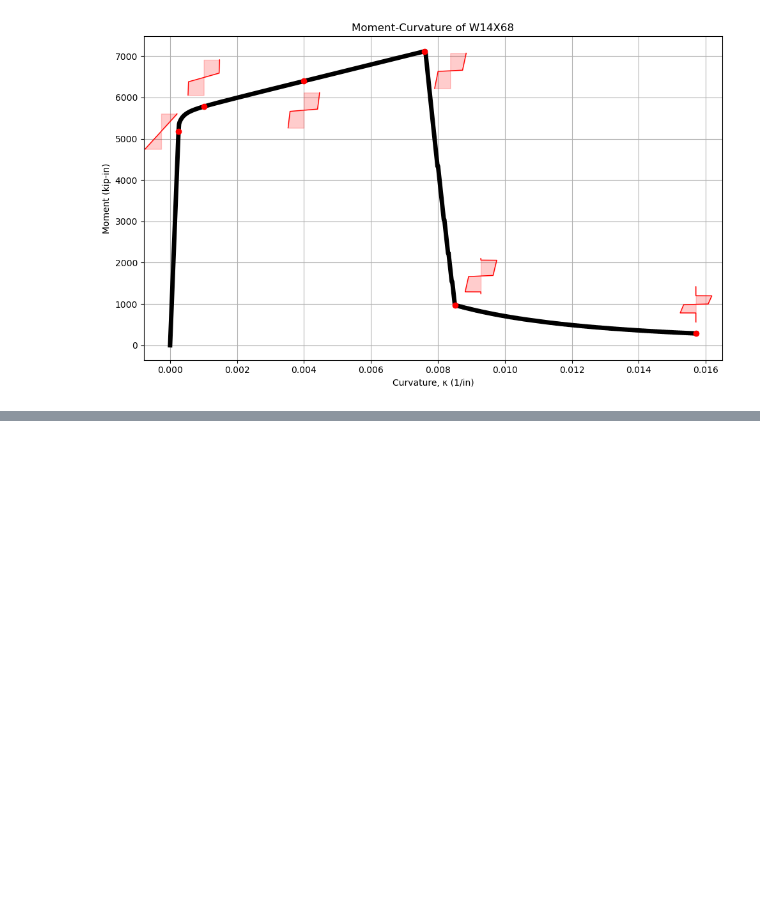
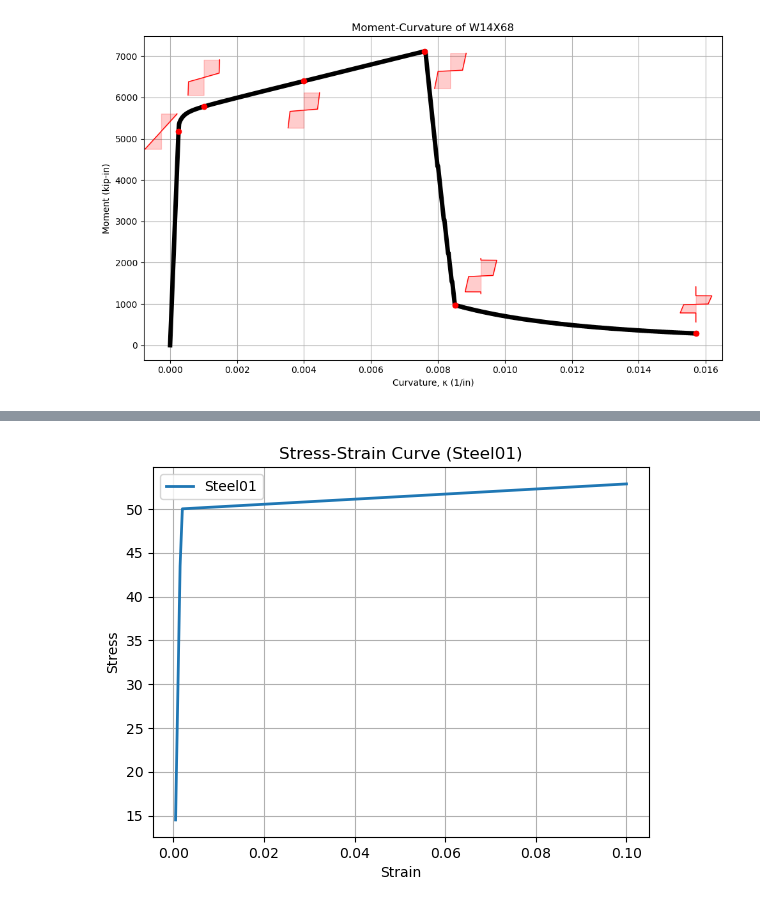
Before and after one commit to hkaragah/hkaragah.github.io, a Jupyter notebook: structure/moment_curvature/rc_col_moment_curvature_1.ipynb, the cells around one changed output, grey strips where cells are left out. Saved outputs shown, nothing was run; the diff lists cells and outputs as text; code cells hidden in the pictures; blank space fills up the shorter version.

```diff
--- a/structure/moment_curvature/rc_col_moment_curvature_1.ipynb
+++ b/structure/moment_curvature/rc_col_moment_curvature_1.ipynb
@@ -390,0 +513,86 @@ plot_combined_moment_curvature_with_stress(data, SEC, CURVS, INSETS, inset_size=
+# %%
+import openseespy.opensees as ops
+import matplotlib.pyplot as plt
+
+# -------------------------------
+# Model Initialization
+# -------------------------------
+ops.wipe()
+ops.model('basic', '-ndm', 1, '-ndf', 1)
+
+# -------------------------------
+# Geometry & Material
+# -------------------------------
+L = 1.0  # length of bar
+A = 1.0  # area of bar
+
+# Nodes
+ops.node(1, 0.0)
+ops.node(2, L)
+
+# Fix left end
+ops.fix(1, 1)
+
+# Define material: Steel01(tag, Fy, E0, b)
+Fy = 50.0           # ksi
+E0 = 29000.0        # ksi (realistic steel)
+b = 0.001            # strain hardening ratio
+ops.uniaxialMaterial('Steel01', 1, Fy, E0, b)
+
+# Define element
+ops.element('truss', 1, 1, 2, A, 1)
+
+# -------------------------------
+# Load & Analysis Setup
+# -------------------------------
+ops.timeSeries('Linear', 1)
+ops.pattern('Plain', 1, 1)
+ops.load(2, 1e-8)  # Dummy load to satisfy pattern requirements
+
+# Analysis parameters
+ops.constraints('Plain')
+ops.numberer('Plain')
+ops.system('BandGeneral')
+ops.test('NormDispIncr', 1.0e-8, 10)
+ops.algorithm('Newton')
+
+# Set displacement control
+max_disp = 0.1      # 10% strain
+n_steps = 200
+disp_inc = max_disp / n_steps
+ops.integrator('DisplacementControl', 2, 1, disp_inc)
+ops.analysis('Static')
+
+# -------------------------------
+# Analysis Execution
+# -------------------------------
+disp_vals = []
+strain_vals = []
+stress_vals = []
+
+for step in range(n_steps):
+    ok = ops.analyze(1)
+    if ok != 0:
+        print(f"Analysis failed at step {step}")
+        break
+
+    disp = ops.nodeDisp(2, 1)
+    strain = disp / L
+    force = ops.eleResponse(1, 'axialForce')[0]  # Extract scalar from list
+    stress = force / A
+    disp_vals.append(disp)
+    strain_vals.append(strain)
+    stress_vals.append(stress)
+
+# -------------------------------
+# Plot Stress-Strain Curve
+# -------------------------------
+plt.plot(strain_vals, stress_vals, label="Steel01", linewidth=2)
+plt.xlabel("Strain")
+plt.ylabel("Stress")
+plt.title("Stress-Strain Curve (Steel01)")
+plt.grid(True)
+plt.legend()
+plt.show()
+# %% [output]
+[figure, added]
```
Also changed, not shown: parts of 12 cells of this notebook, 15 other files.
